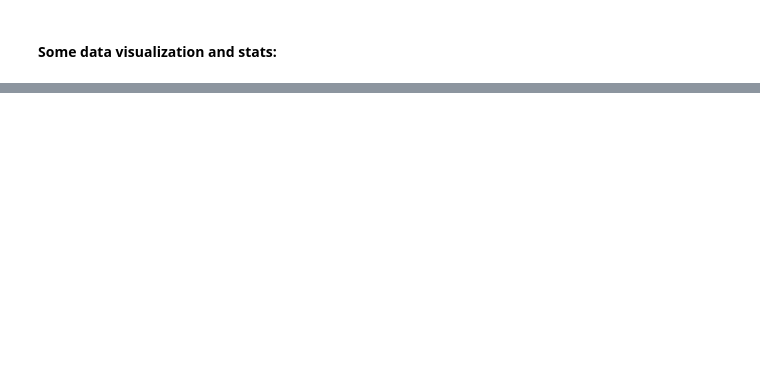
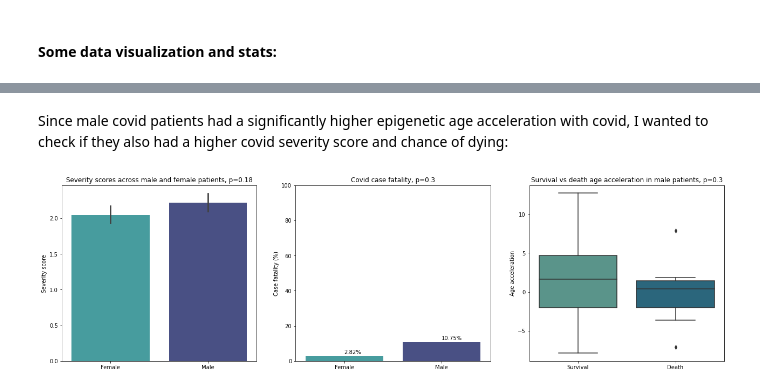
Before and after one commit to Olya-M/covid-epigenetic-age, a Jupyter notebook: preprocessing_2_and_analysis.ipynb, the cells around one changed output, grey strips where cells are left out. Drawn from its saved outputs; the diff is of its cells as text; code cells hidden in the pictures; blank space fills up the shorter version.

```diff
--- a/preprocessing_2_and_analysis.ipynb
+++ b/preprocessing_2_and_analysis.ipynb
@@ -492,0 +295,56 @@ data_meta
+# %% [markdown]
+Since male covid patients had a significantly higher epigenetic age acceleration with covid, I wanted to check if they also had a higher covid severity score and chance of dying:
+# %%
+fig, axs = plt.subplots(1,3, figsize = (22,6))
+
+# plot 1
+df_s = data[(data['covid_status:ch1'] != 'other infection')&
+            (data['covid_status:ch1'] == 'positive') &
+             data['severity score:ch1'].notna()].copy()
+p_val_1 = stats.ttest_ind(df_s['severity score:ch1'][(data['Sex:ch1'] == 'Female')],
+                          df_s['severity score:ch1'][((data['Sex:ch1'] == 'Male'))]).pvalue
+sns.barplot(ax=axs[0], x=df_s['Sex:ch1'], y=df_s['severity score:ch1'], ci=85, palette='mako_r')
+axs[0].set(xlabel = '', ylabel='Severity score')
+axs[0].set_title(('Severity scores across male and female patients, p={:.2g}').format(p_val_1))
+
+
+# plot 2
+
+df_d = data_temp.copy() # from first plot, subplot 6
+f_tot = len(df_d[(df_d['Sex:ch1'] == 'Female')])
+f_d = len(df_d[(df_d['Sex:ch1'] == 'Female') & (df_d['discharged_to:ch1'] == 'Death')])
+death_p_f = (f_d / f_tot)*100
+m_tot = len(df_d[(df_d['Sex:ch1'] == 'Male')])
+m_d = len(df_d[(df_d['Sex:ch1'] == 'Male') & (df_d['discharged_to:ch1'] == 'Death')])
+death_p_m = (m_d / m_tot)*100
+fatality = pd.DataFrame(columns=['Case fatality (%)'],data=[death_p_f,death_p_m],index=['Female','Male'])
+fatality['Sex'] = ['Female', 'Male']
+
+
+sns.barplot(ax=axs[1], x='Sex', y='Case fatality (%)', data=fatality , ci=85, palette='mako_r')
+axs[1].set(xlabel = '')
+axs[1].set_title(('Covid case fatality, p={:.2g}').format(p_val_2))
+axs[1].text(0,4, (str(np.round(death_p_f,2)) + '%'))
+axs[1].text(1,12, (str(np.round(death_p_m,2)) + '%'))
+axs[1].set(ylim=(0, 100))
+
+
+
+
+
+# plot 3
+df_d = data_temp[(data_temp['Sex:ch1'] == 'Male')].copy()
+survived = df_d['diffs'][(df_d['discharged_to:ch1'] != 'Death')]
+died = df_d['diffs'][(df_d['discharged_to:ch1'] == 'Death')]
+p_val_2 = stats.ttest_ind(survived, died).pvalue
+sns.boxplot(ax=axs[2], x=df_d['discharged_to:ch1'][df_d['covid_status:ch1'] == 'positive'],
+            y=df_d['diffs'][df_d['covid_status:ch1'] == 'positive'],
+            order = ['Survival','Death'],
+            palette='crest'
+           )
+axs[2].set(xlabel = '', ylabel='Age acceleration')
+axs[2].set_title(('Survival vs death age acceleration in male patients, p={:.2g}').format(p_val_2))
+
+_ = plt.plot()
+# %% [output]
+[figure, added]
```
Also changed, not shown: parts of 39 cells of this notebook.
